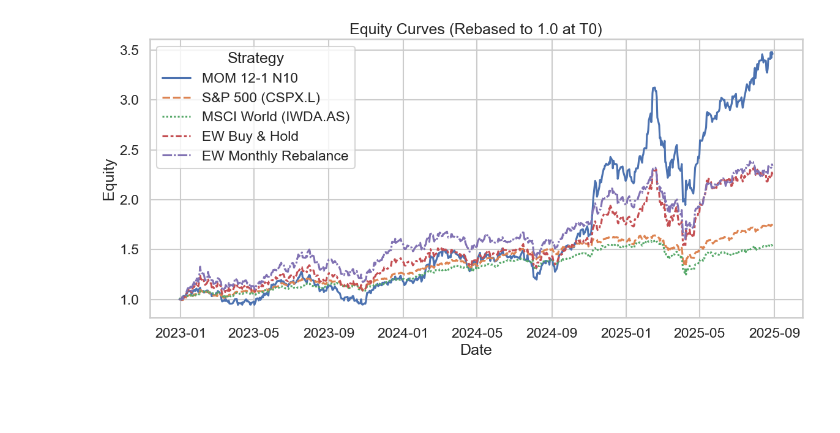
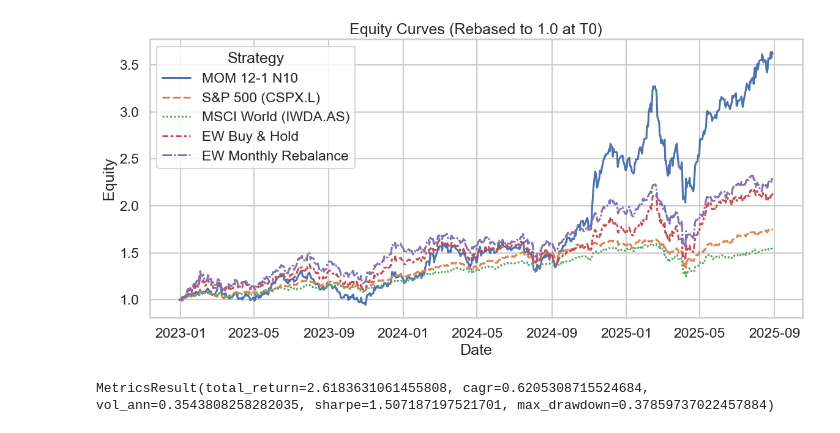
Before and after one commit to ElPhysico/ml-equity-backtester, a Jupyter notebook: notebooks/strategy_comparison.ipynb, the cells around one changed output. Cells and saved outputs as stored; diff of their text form; code cells hidden in the pictures; blank space fills up the shorter version.

```diff
--- a/notebooks/strategy_comparison.ipynb
+++ b/notebooks/strategy_comparison.ipynb
@@ -48,6 +49,9 @@ mom = cross_sectional_momentum_topn(
 # %%
 # aligning benchmark to stratgies
 T0, Te = mom.start_date, mom.end_date
+# T0 = pd.Timestamp("2022-01-01")
+
+mom_aligned = mom.slice(T0, Te).rebase()
 
 sp500_aligned = sp500.slice(T0, Te).rebase()
 msci_world_aligned = msci_world.slice(T0, Te).rebase()
@@ -56,24 +60,28 @@ ew_mr_aligned = ew_mr.slice(T0, Te).rebase()
 # %%
 df = pd.concat(
     {
-        "MOM 12-1 N10": mom.rebase().equity,
+        "MOM 12-1 N10": mom_aligned.equity,
         "S&P 500 (CSPX.L)": sp500_aligned.equity,
         "MSCI World (IWDA.AS)": msci_world_aligned.equity,
         "EW Buy & Hold": ew_bh_aligned.equity,
         "EW Monthly Rebalance": ew_mr_aligned.equity,
     },
     axis=1,
 ).dropna(how="all")
 
 # Plot
 sns.set_theme(context="talk", style="whitegrid")
 plt.figure(figsize=(12, 6))
 sns.lineplot(data=df)
 plt.title("Equity Curves (Rebased to 1.0 at T0)")
 plt.xlabel("Date")
 plt.ylabel("Equity")
 plt.legend(title="Strategy", loc="best")
 plt.tight_layout()
 plt.show()
 # %% [output]
-[figure, old version]
+[figure, new version]
+# %%
+compute_metrics(mom.equity)
+# %% [output]
+MetricsResult(total_return=2.6183631061455808, cagr=0.6205308715524684, vol_ann=0.3543808258282035, sharpe=1.507187197521701, max_drawdown=0.37859737022457884)
```
Also changed, not shown: parts of 1 cell of this notebook, 3 other files.
